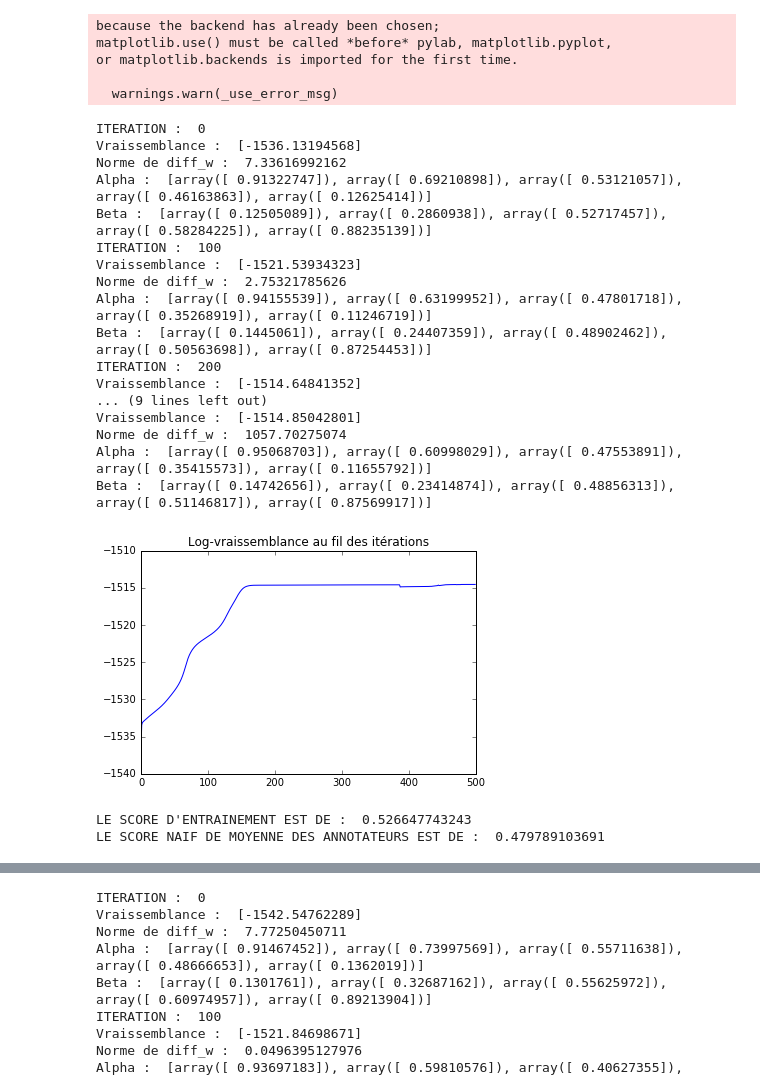
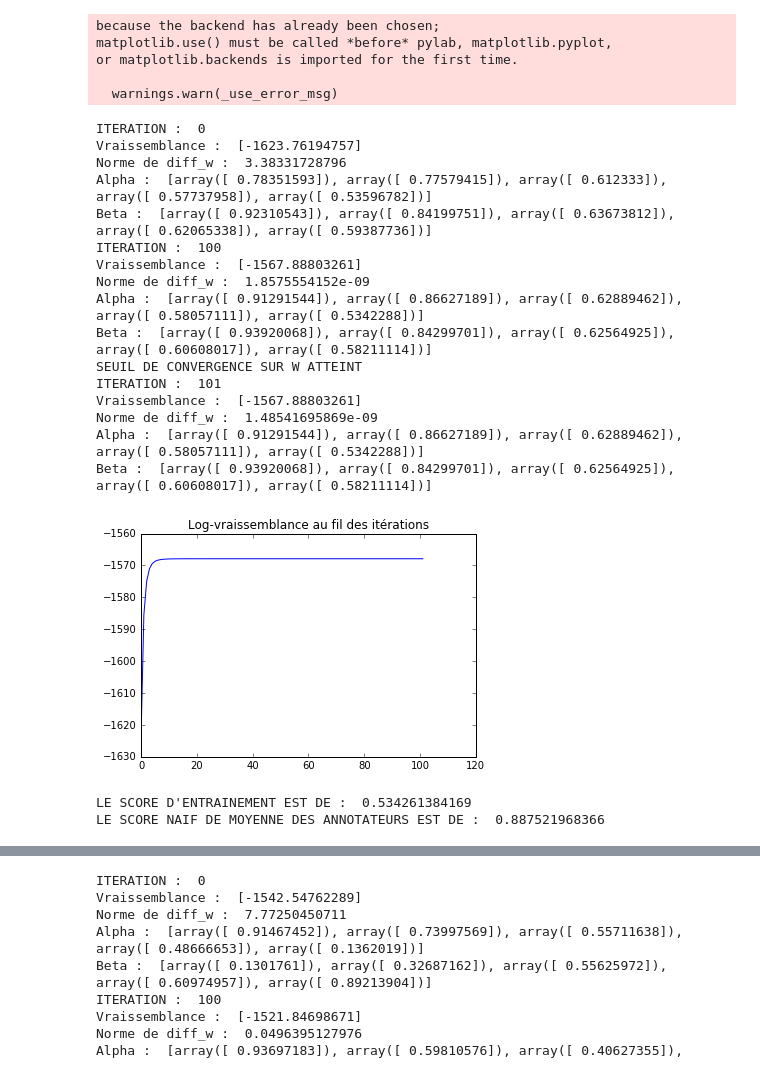
Before and after one commit to aurianeb/Learning-Crowds, a Jupyter notebook: EM.ipynb, the cells around one changed output, grey strips where cells are left out. Cells and saved outputs as stored; diff of their text form; code cells hidden in the pictures.

```diff
--- a/EM.ipynb
+++ b/EM.ipynb
@@ -185,7 +186,7 @@ class model:
 
             self.histLogLikelihood.append(self.logLikelihood())
             diffW = wOld - wNew
-            if (np.linalg.norm(diffW) < epsilon):
+            if ((np.linalg.norm(diffW))/self.N < epsilon) and compteur > 100 :
                 print("SEUIL DE CONVERGENCE SUR W ATTEINT")
                 print ("ITERATION : ", compteur)
                 print("Vraissemblance : ", self.logLikelihood())
@@ -205,32 +206,37 @@ class model:
         if graphe:
             plt.plot(self.histLogLikelihood)
             plt.title('Log-vraissemblance au fil des itérations')
+
+
+    def roc(self) :
+        fpr, tpr, threshold = roc_curve(self.trueLabel, self.mu)
+        roc_auc = auc(fpr, tpr)
+        plt.plot(fpr, tpr, lw=1, label='ROC fold %d (area = %0.2f)'%(i, roc_auc))
 # %%
 breast = model(10, 5)
-breast.chargeData('Datasets/breastCancer.csv')
+breast.chargeData('Datasets/BreastCancer/DB_wdbc.csv')
 breast.train(maxIter = 500, eta = 1, graphe = True)
 # %% [output]
 ITERATION :  0
-Vraissemblance :  [-1536.13194568]
-Norme de diff_w :  7.33616992162
-Alpha :  [array([ 0.91322747]), array([ 0.69210898]), array([ 0.53121057]), array([ 0.46163863]), array([ 0.12625414])]
-Beta :  [array([ 0.12505089]), array([ 0.2860938]), array([ 0.52717457]), array([ 0.58284225]), array([ 0.88235139])]
+Vraissemblance :  [-1623.76194757]
+Norme de diff_w :  3.38331728796
+Alpha :  [array([ 0.78351593]), array([ 0.77579415]), array([ 0.612333]), array([ 0.57737958]), array([ 0.53596782])]
+Beta :  [array([ 0.92310543]), array([ 0.84199751]), array([ 0.63673812]), array([ 0.62065338]), array([ 0.59387736])]
 ITERATION :  100
-Vraissemblance :  [-1521.53934323]
-Norme de diff_w :  2.75321785626
-Alpha :  [array([ 0.94155539]), array([ 0.63199952]), array([ 0.47801718]), array([ 0.35268919]), array([ 0.11246719])]
-Beta :  [array([ 0.1445061]), array([ 0.24407359]), array([ 0.48902462]), array([ 0.50563698]), array([ 0.87254453])]
-ITERATION :  200
-Vraissemblance :  [-1514.64841352]
-... (9 lines left out)
-Vraissemblance :  [-1514.85042801]
-Norme de diff_w :  1057.70275074
-Alpha :  [array([ 0.95068703]), array([ 0.60998029]), array([ 0.47553891]), array([ 0.35415573]), array([ 0.11655792])]
-Beta :  [array([ 0.14742656]), array([ 0.23414874]), array([ 0.48856313]), array([ 0.51146817]), array([ 0.87569917])]
+Vraissemblance :  [-1567.88803261]
+Norme de diff_w :  1.8575554152e-09
+Alpha :  [array([ 0.91291544]), array([ 0.86627189]), array([ 0.62889462]), array([ 0.58057111]), array([ 0.5342288])]
+Beta :  [array([ 0.93920068]), array([ 0.84299701]), array([ 0.62564925]), array([ 0.60608017]), array([ 0.58211114])]
+SEUIL DE CONVERGENCE SUR W ATTEINT
+ITERATION :  101
+Vraissemblance :  [-1567.88803261]
+Norme de diff_w :  1.48541695869e-09
+Alpha :  [array([ 0.91291544]), array([ 0.86627189]), array([ 0.62889462]), array([ 0.58057111]), array([ 0.5342288])]
+Beta :  [array([ 0.93920068]), array([ 0.84299701]), array([ 0.62564925]), array([ 0.60608017]), array([ 0.58211114])]
-[figure, old version]
+[figure, new version]
 # %%
 print("LE SCORE D'ENTRAINEMENT EST DE : ", breast.score())
 print("LE SCORE NAIF DE MOYENNE DES ANNOTATEURS EST DE : ", breast.scoreMoy())
 # %% [output]
-LE SCORE D'ENTRAINEMENT EST DE :  0.526647743243
-LE SCORE NAIF DE MOYENNE DES ANNOTATEURS EST DE :  0.479789103691
+LE SCORE D'ENTRAINEMENT EST DE :  0.534261384169
+LE SCORE NAIF DE MOYENNE DES ANNOTATEURS EST DE :  0.887521968366
```
Also changed, not shown: parts of 2 cells of this notebook.
